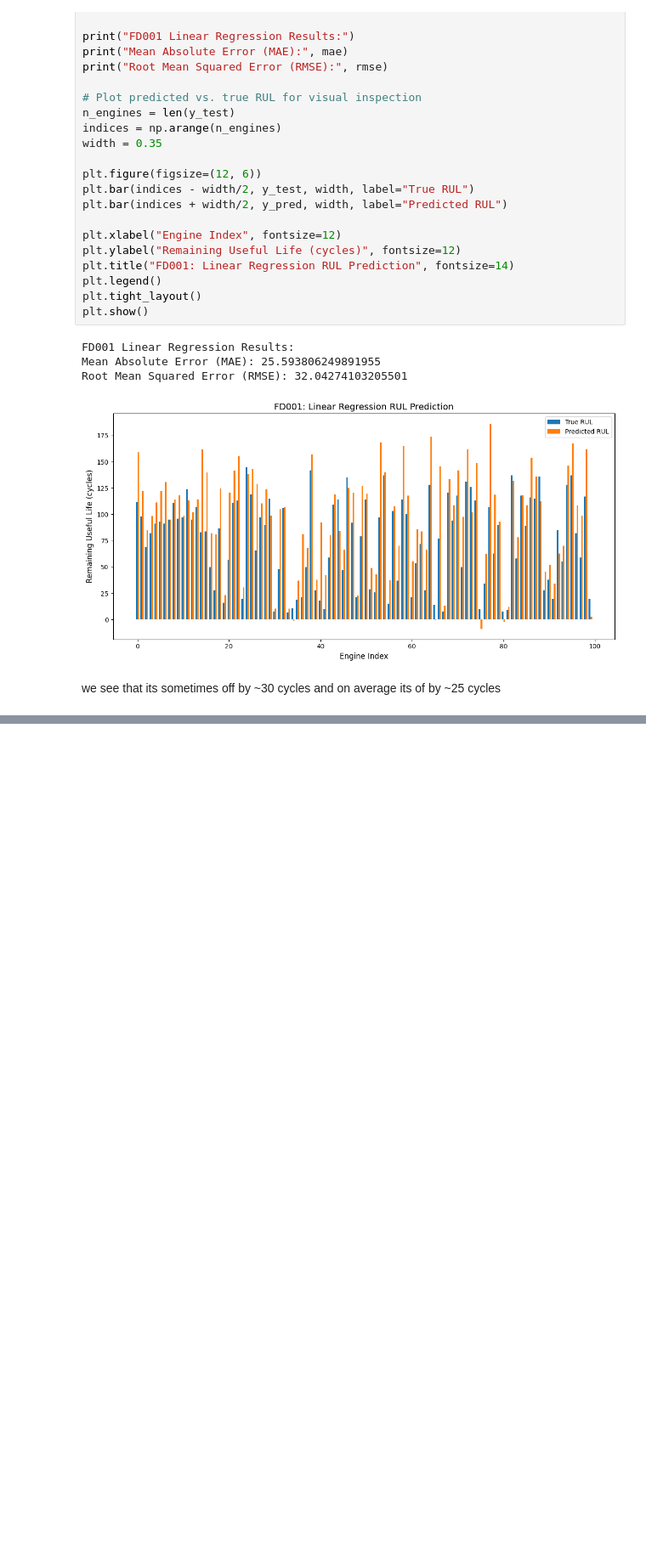
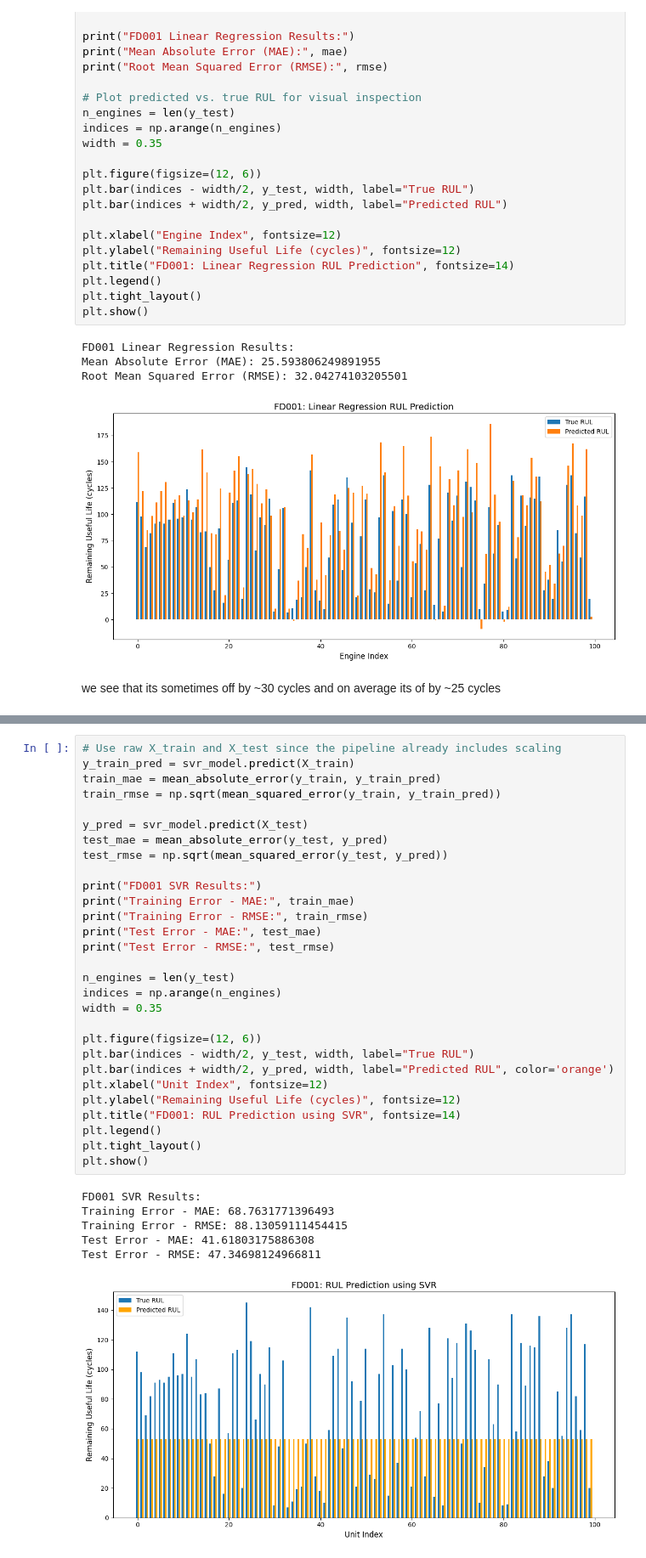
Before and after one commit to Serendipity-PdM/analysis, a Jupyter notebook: nasa.ipynb, the cells around one changed output, grey strips where cells are left out. Shown: that part at 85% size. Cells and saved outputs as stored; diff of their text form; blank space fills up the shorter version.

```diff
--- a/nasa.ipynb
+++ b/nasa.ipynb
@@ -398,0 +467,36 @@ we see that its sometimes off by ~30 cycles and on average its of by ~25 cycles
+# %%
+# Use raw X_train and X_test since the pipeline already includes scaling
+y_train_pred = svr_model.predict(X_train)
+train_mae = mean_absolute_error(y_train, y_train_pred)
+train_rmse = np.sqrt(mean_squared_error(y_train, y_train_pred))
+
+y_pred = svr_model.predict(X_test)
+test_mae = mean_absolute_error(y_test, y_pred)
+test_rmse = np.sqrt(mean_squared_error(y_test, y_pred))
+
+print("FD001 SVR Results:")
+print("Training Error - MAE:", train_mae)
+print("Training Error - RMSE:", train_rmse)
+print("Test Error - MAE:", test_mae)
+print("Test Error - RMSE:", test_rmse)
+
+n_engines = len(y_test)
+indices = np.arange(n_engines)
+width = 0.35
+
+plt.figure(figsize=(12, 6))
+plt.bar(indices - width/2, y_test, width, label="True RUL")
+plt.bar(indices + width/2, y_pred, width, label="Predicted RUL", color='orange')
+plt.xlabel("Unit Index", fontsize=12)
+plt.ylabel("Remaining Useful Life (cycles)", fontsize=12)
+plt.title("FD001: RUL Prediction using SVR", fontsize=14)
+plt.legend()
+plt.tight_layout()
+plt.show()
+# %% [output]
+FD001 SVR Results:
+Training Error - MAE: 68.7631771396493
+Training Error - RMSE: 88.13059111454415
+Test Error - MAE: 41.61803175886308
+Test Error - RMSE: 47.34698124966811
+[figure, added]
```
Also changed, not shown: parts of 5 cells of this notebook.
